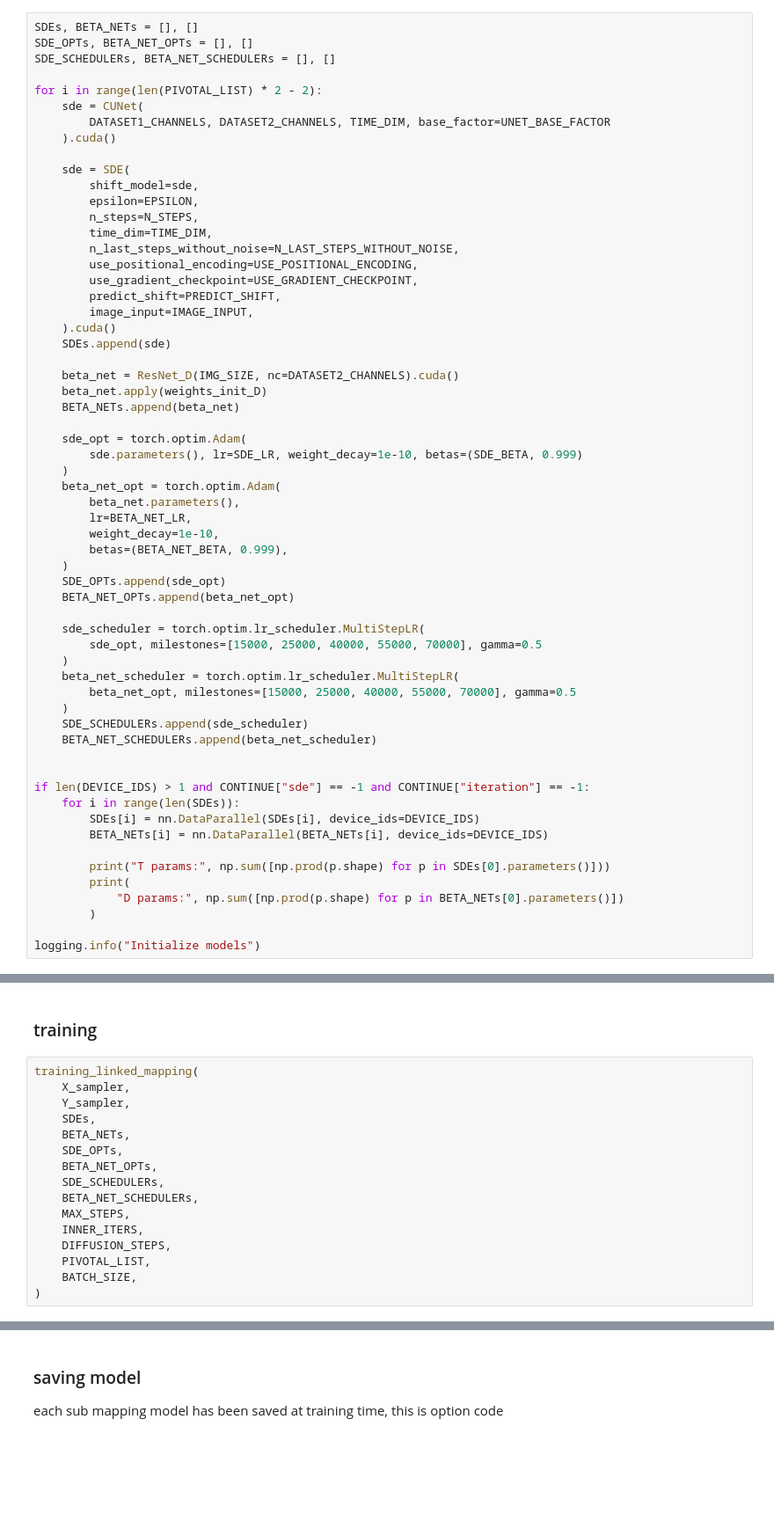
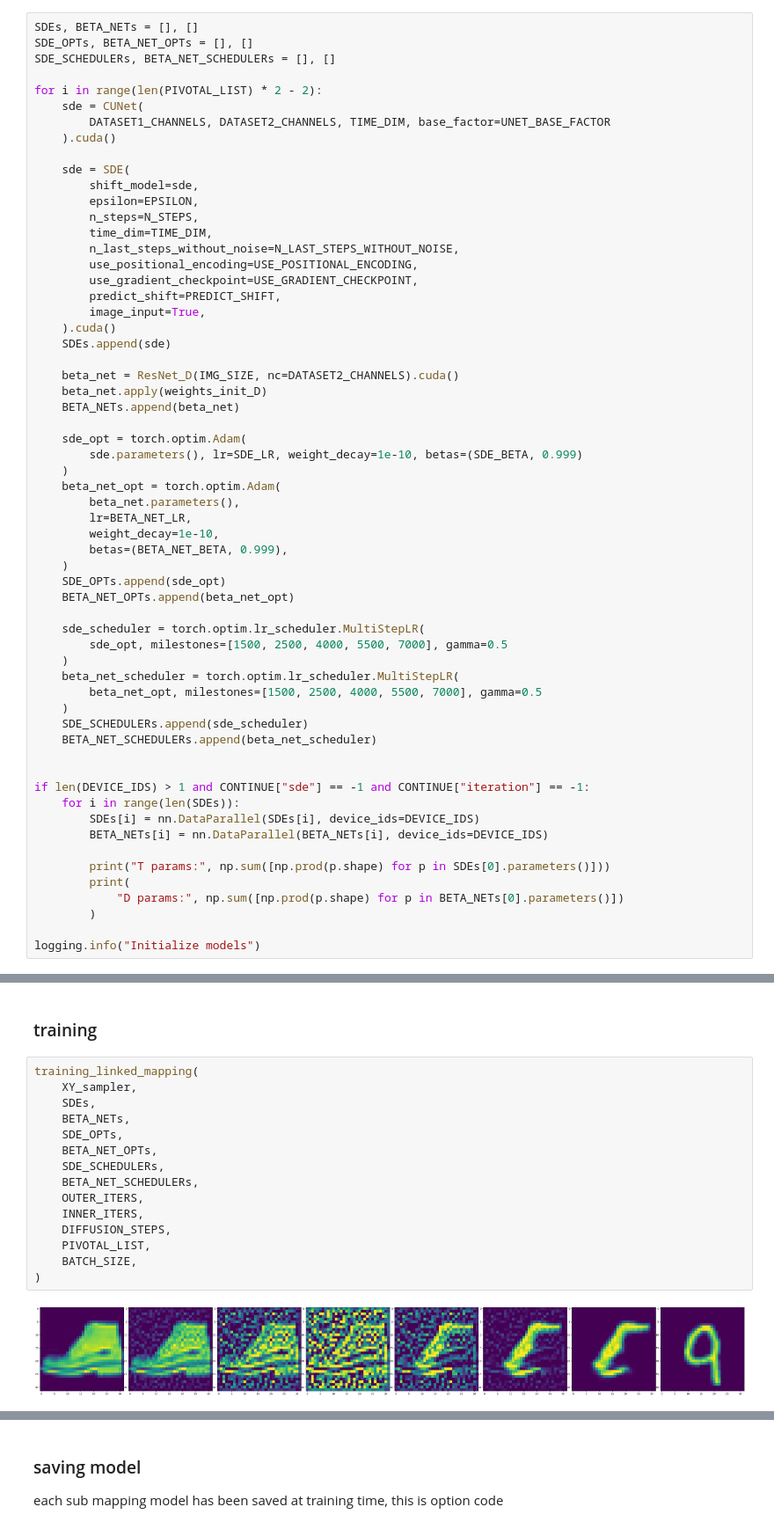
Before and after one commit to ZephyrZhang3/DiffOT, a Jupyter notebook: notebooks/DiffOT_Image_experiments_normal.ipynb, the cells around one changed output, grey strips where cells are left out. Shown: that part at 88% size. Saved outputs shown, nothing was run; the diff lists cells and outputs as text; blank space fills up the shorter version.

```diff
--- a/notebooks/DiffOT_Image_experiments_normal.ipynb
+++ b/notebooks/DiffOT_Image_experiments_normal.ipynb
@@ -601,7 +653,7 @@ for i in range(len(PIVOTAL_LIST) * 2 - 2):
         use_positional_encoding=USE_POSITIONAL_ENCODING,
         use_gradient_checkpoint=USE_GRADIENT_CHECKPOINT,
         predict_shift=PREDICT_SHIFT,
-        image_input=IMAGE_INPUT,
+        image_input=True,
     ).cuda()
     SDEs.append(sde)
 
@@ -622,10 +674,10 @@ for i in range(len(PIVOTAL_LIST) * 2 - 2):
     BETA_NET_OPTs.append(beta_net_opt)
 
     sde_scheduler = torch.optim.lr_scheduler.MultiStepLR(
-        sde_opt, milestones=[15000, 25000, 40000, 55000, 70000], gamma=0.5
+        sde_opt, milestones=[1500, 2500, 4000, 5500, 7000], gamma=0.5
     )
     beta_net_scheduler = torch.optim.lr_scheduler.MultiStepLR(
-        beta_net_opt, milestones=[15000, 25000, 40000, 55000, 70000], gamma=0.5
+        beta_net_opt, milestones=[1500, 2500, 4000, 5500, 7000], gamma=0.5
     )
     SDE_SCHEDULERs.append(sde_scheduler)
     BETA_NET_SCHEDULERs.append(beta_net_scheduler)
@@ -675,17 +727,18 @@ if CONTINUE["iteration"] > -1:
 ### training
 # %%
 training_linked_mapping(
-    X_sampler,
-    Y_sampler,
+    XY_sampler,
     SDEs,
     BETA_NETs,
     SDE_OPTs,
     BETA_NET_OPTs,
     SDE_SCHEDULERs,
     BETA_NET_SCHEDULERs,
-    MAX_STEPS,
+    OUTER_ITERS,
     INNER_ITERS,
     DIFFUSION_STEPS,
     PIVOTAL_LIST,
     BATCH_SIZE,
 )
+# %% [output]
+[figure, added]
```
Also changed, not shown: parts of 23 cells of this notebook, 3 other files.
